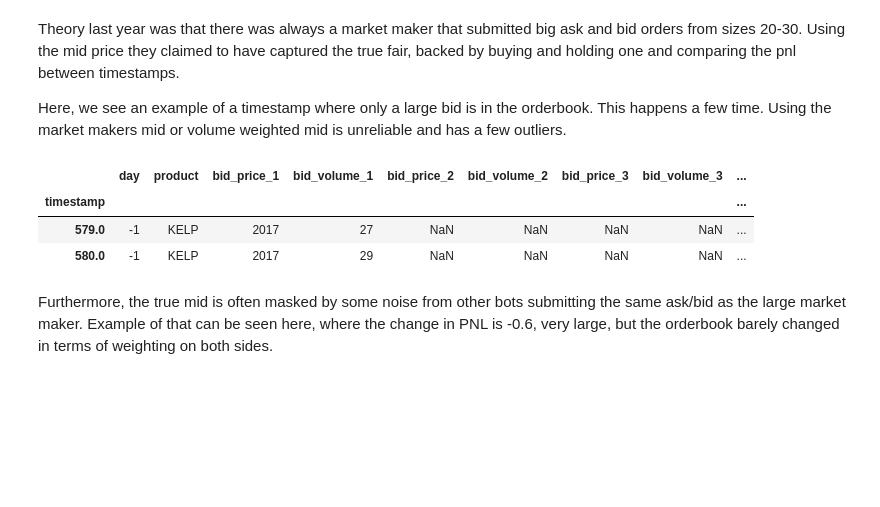
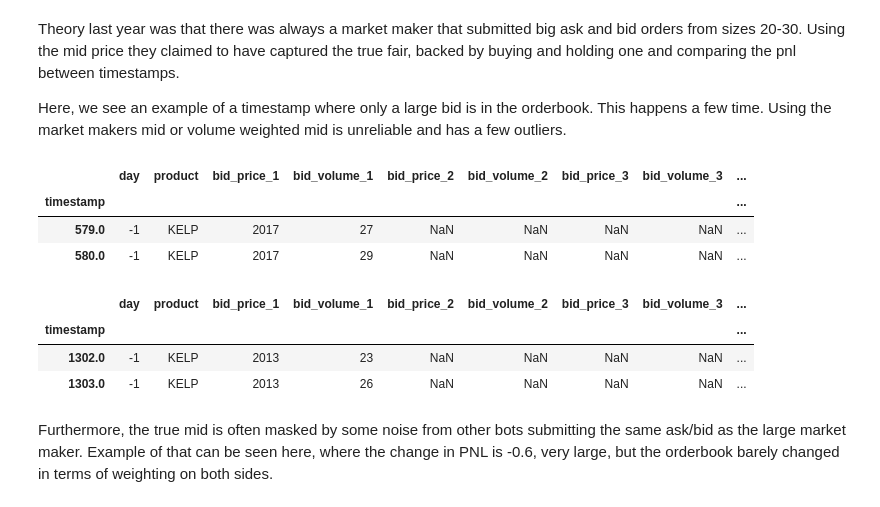
Before and after one commit to jofu-tofu/Prosperity-3, a Jupyter notebook: Testing/Round 0/kelp_true_fair_analysis.ipynb, the cells around one changed output. Drawn from its saved outputs; the diff is of its cells as text; code cells hidden in the pictures; blank space fills up the shorter version.

```diff
--- a/Testing/Round 0/kelp_true_fair_analysis.ipynb
+++ b/Testing/Round 0/kelp_true_fair_analysis.ipynb
@@ -36,6 +36,13 @@ kelphodl.loc[579:580]
 | timestamp |  |  |  |  |  |  |  |  | ... |
 | 579.0 | -1 | KELP | 2017 | 27 | NaN | NaN | NaN | NaN | ... |
 | 580.0 | -1 | KELP | 2017 | 29 | NaN | NaN | NaN | NaN | ... |
+# %%
+kelphodl.loc[1302:1303]
+# %% [output]
+|  | day | product | bid_price_1 | bid_volume_1 | bid_price_2 | bid_volume_2 | bid_price_3 | bid_volume_3 | ... |
+| timestamp |  |  |  |  |  |  |  |  | ... |
+| 1302.0 | -1 | KELP | 2013 | 23 | NaN | NaN | NaN | NaN | ... |
+| 1303.0 | -1 | KELP | 2013 | 26 | NaN | NaN | NaN | NaN | ... |
 # %% [markdown]
 Furthermore, the true mid is often masked by some noise from other bots submitting the same ask/bid as the large market maker. Example of that can be seen here, where the change in PNL is -0.6, very large, but the orderbook barely changed in terms of weighting on both sides.
 # %%
```
Also changed, not shown: parts of 4 cells of this notebook, 5 other files.
